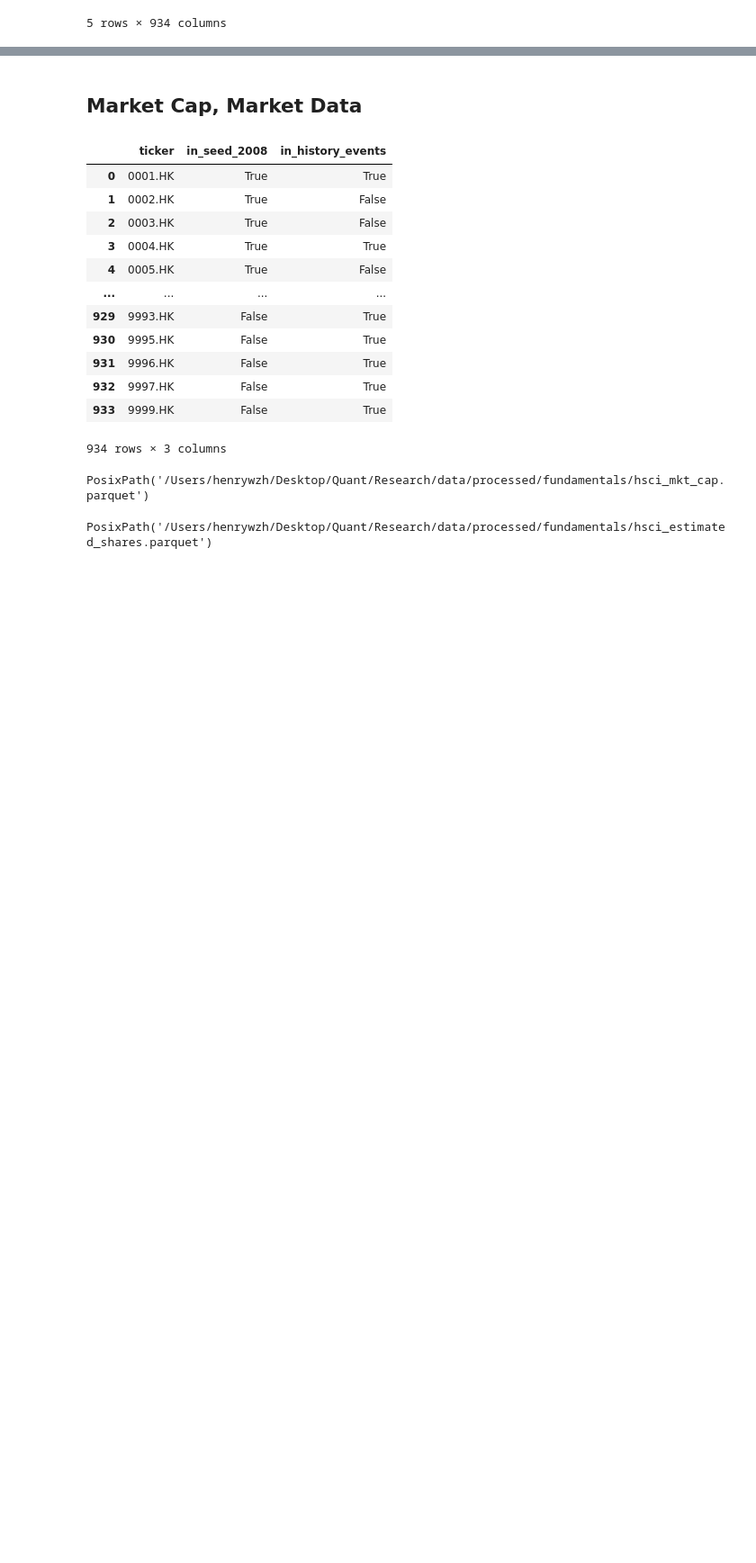
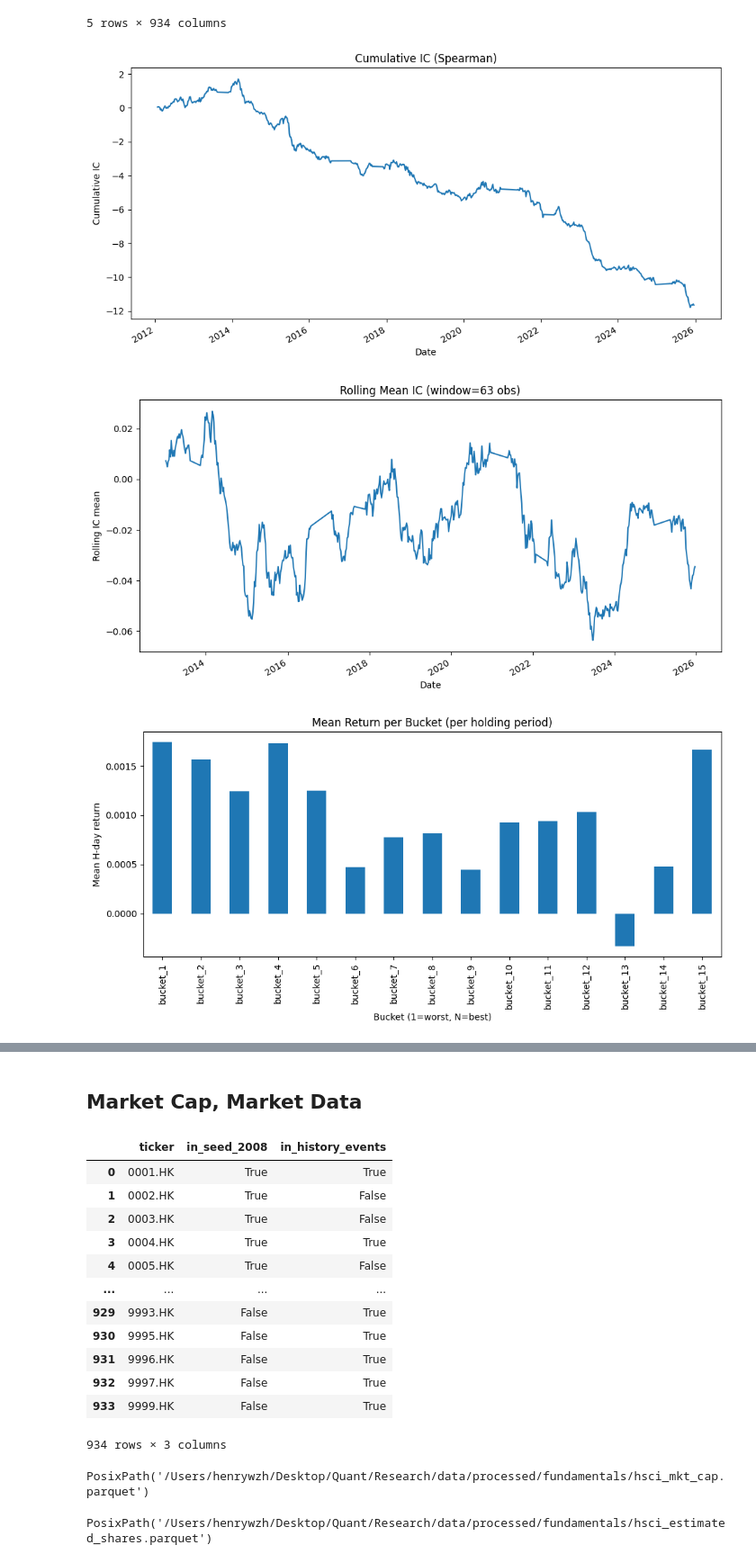
Before and after one commit to Henrywzh/quant-research, a Jupyter notebook: experiments/factor_model/04_ml.ipynb, the cells around one changed output, grey strips where cells are left out. Shown at 90% size. Saved outputs shown, nothing was run; the diff lists cells and outputs as text; code cells hidden in the pictures; blank space fills up the shorter version.

```diff
--- a/experiments/factor_model/04_ml.ipynb
+++ b/experiments/factor_model/04_ml.ipynb
@@ -14 +91,26 @@ from qresearch.data.yfinance import download_market_data
+# %%
+from qresearch.signals.registry import compute_signal
+from qresearch.backtest.buckets import make_tearsheet
+
+good_signals = [
+    ("trend_annret_r2", {"lookback": 252, "ann_factor": 252, 'skip': 21}),
+    ('vol_highlow_std_3M', {}),
+    ('liq_amihud_std_3M', {'sign': -1}),
+]
+
+# sig = compute_signal(md, name="trend_annret_r2", lookback=252, ann_factor=252, skip=21)
+# sig = sig.reindex(index=md.close.index, columns=md.close.columns)
+
+# rep = make_tearsheet(
+#     md=md,
+#     signal=sig,
+#     H=20,
+#     n_buckets=10,
+#     entry_mode="next_close",
+#     min_assets_ic=50,
+#     plot=True,
+#     # benchmark_price=hsi,
+#     # benchmark_name="^HSI",
+#     universe_eligible=universe_eligible,  # critical
+# )
 # %%
@@ -581,0 +652,17 @@ hsci_md.close.head()
+# %%
+rep = make_tearsheet(
+    md=md,
+    signal=signal_ml,
+    H=5,
+    n_buckets=15,
+    entry_mode="next_close",
+    min_assets_ic=50,
+    plot=True,
+    # benchmark_price=hsi,
+    # benchmark_name="^HSI",
+    universe_eligible=universe_eligible, # critical
+)
+# %% [output]
+[figure, added]
+[figure, added]
+[figure, added]
```
Also changed, not shown: parts of 7 cells of this notebook, 13 other files.
